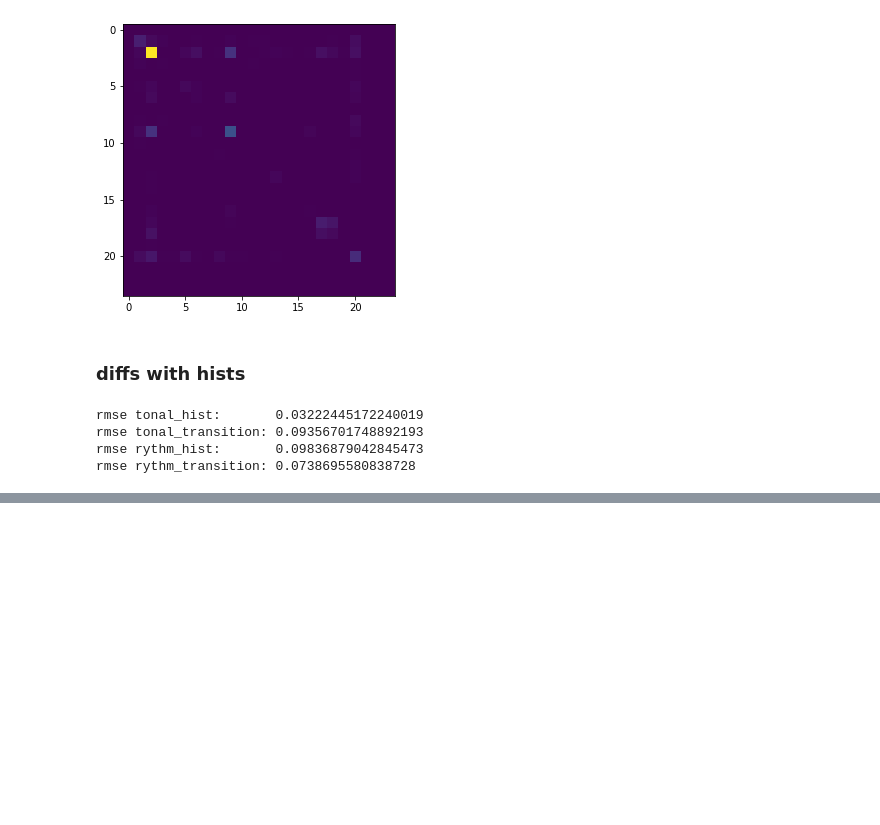
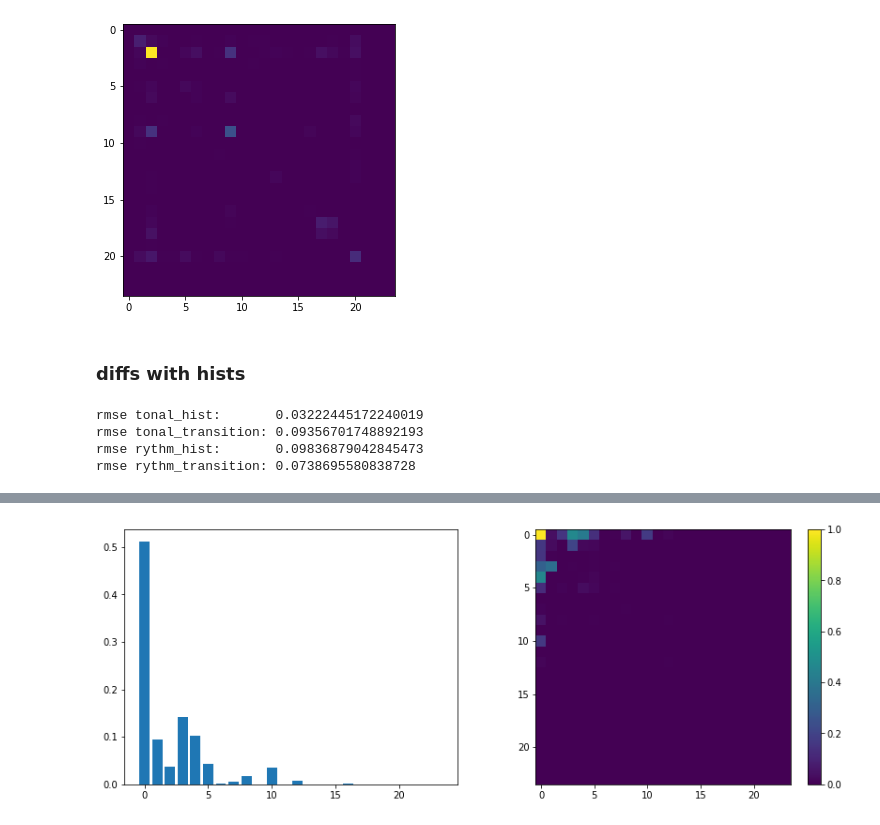
Before and after one commit to GrzegorzKazana/artificial-music, a Jupyter notebook: src/evaluation/sparse_clustered_time/Measuruing generated.ipynb, the cells around one changed output, grey strips where cells are left out. Drawn from its saved outputs; the diff is of its cells as text; code cells hidden in the pictures; blank space fills up the shorter version.

```diff
--- a/src/evaluation/sparse_clustered_time/Measuruing generated.ipynb
+++ b/src/evaluation/sparse_clustered_time/Measuruing generated.ipynb
@@ -280,0 +302,14 @@ rmse rythm_transition: 0.0738695580838728
+# %%
+# fig = plt.figure(figsize = (5,5)) # create a 5 x 5 figure
+fig, ax = plt.subplots(1, 2, figsize=(14, 5))
+
+data = rm.rythm_hist(tracks_blob_durations)
+ax[0].bar(np.arange(0, 24), data)
+
+data = rm.rythm_transition_matrix(tracks_blob_durations)
+im = ax[1].imshow(data, interpolation='none')
+fig.colorbar(im, ax=ax[1])
+
+plt.show()
+# %% [output]
+[figure, added]
```
Also changed, not shown: parts of 5 cells of this notebook, 21 other files.
